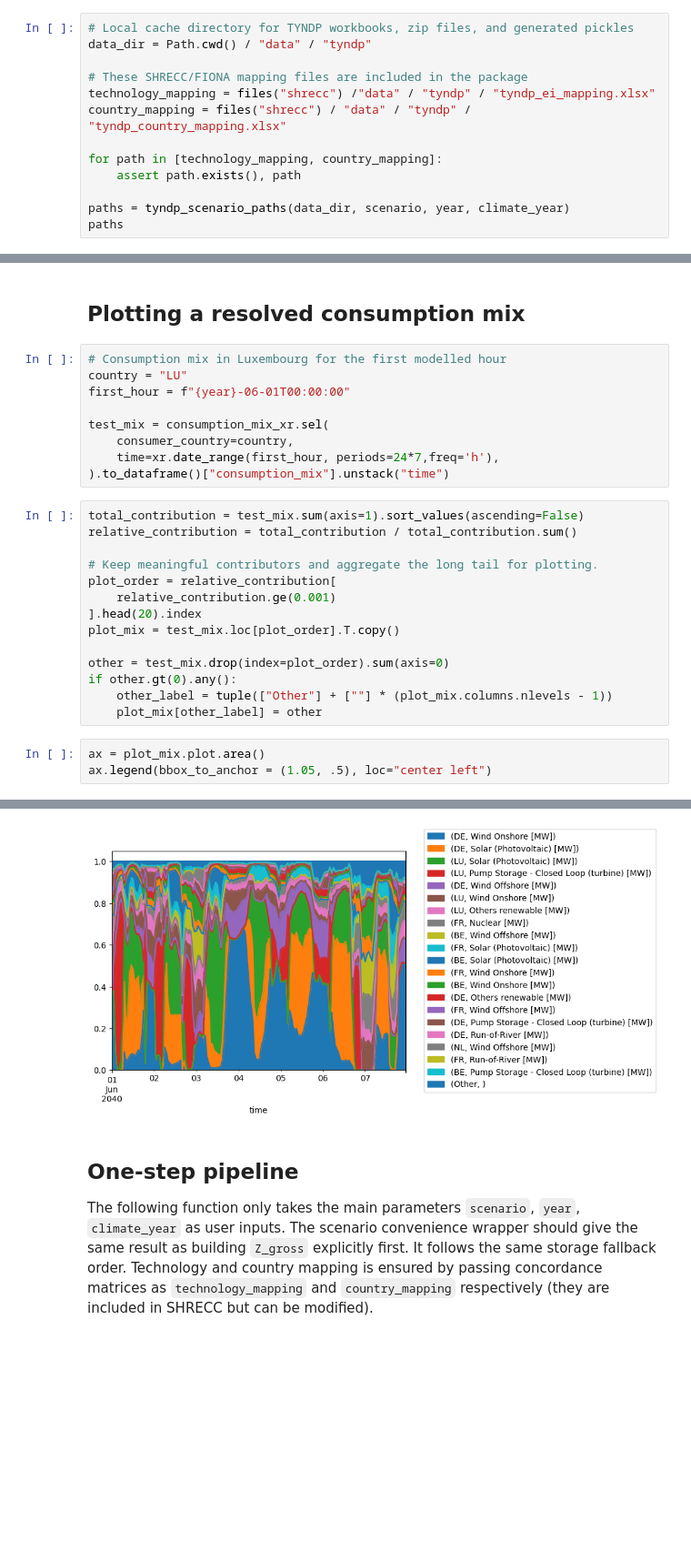
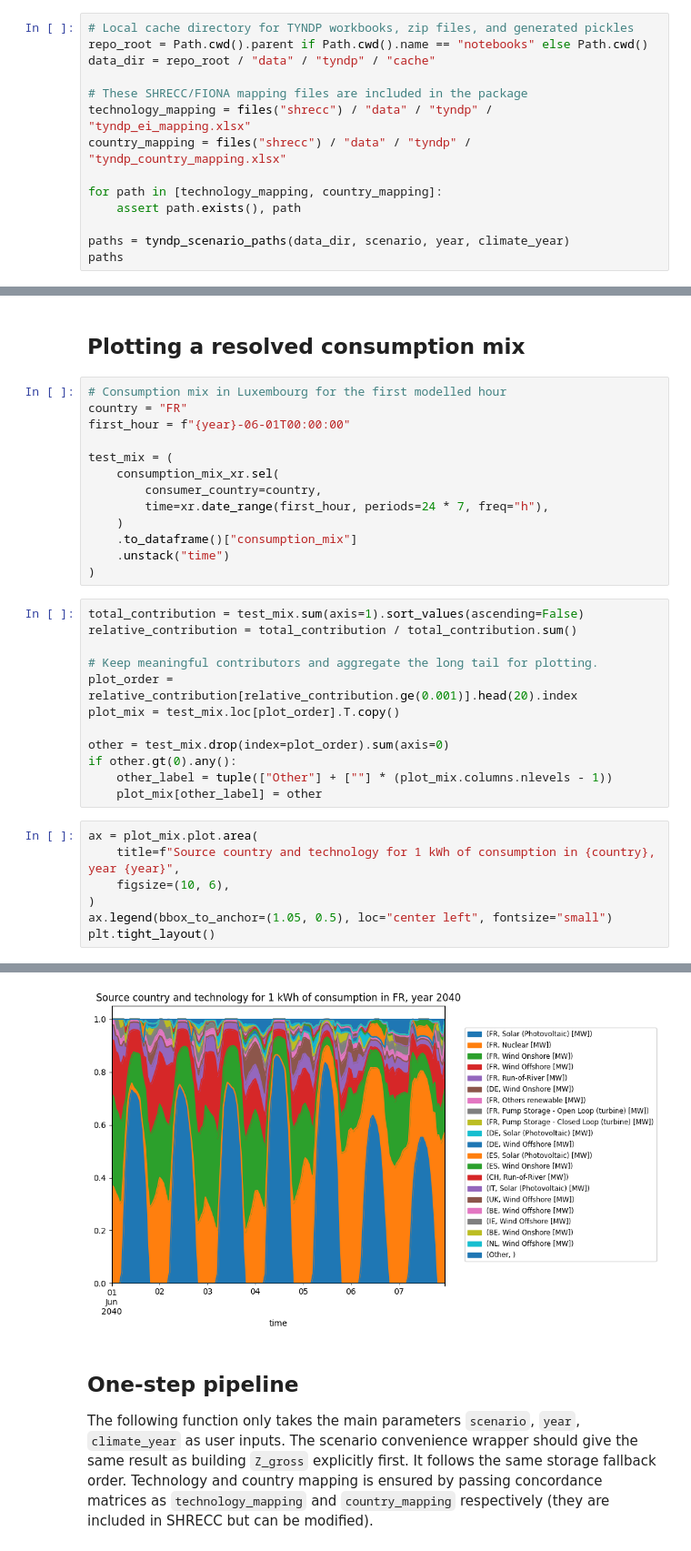
Before and after one commit to LIST-LUXEMBOURG/shrecc, a Jupyter notebook: notebooks/fiona_example.ipynb, the cells around one changed output, grey strips where cells are left out. Shown at 91% size. Cells and saved outputs as stored; diff of their text form; blank space fills up the shorter version.

Commit message:
repo reorganization

```diff
--- a/notebooks/fiona_example.ipynb
+++ b/notebooks/fiona_example.ipynb
@@ -33,10 +41,11 @@ climate_year = 2009  # 1995, 2008, 2009
 ## Configure storage and mappings
 # %%
 # Local cache directory for TYNDP workbooks, zip files, and generated pickles
-data_dir = Path.cwd() / "data" / "tyndp"
+repo_root = Path.cwd().parent if Path.cwd().name == "notebooks" else Path.cwd()
+data_dir = repo_root / "data" / "tyndp" / "cache"
 
 # These SHRECC/FIONA mapping files are included in the package
-technology_mapping = files("shrecc") /"data" / "tyndp" / "tyndp_ei_mapping.xlsx"
+technology_mapping = files("shrecc") / "data" / "tyndp" / "tyndp_ei_mapping.xlsx"
 country_mapping = files("shrecc") / "data" / "tyndp" / "tyndp_country_mapping.xlsx"
 
 for path in [technology_mapping, country_mapping]:
@@ -162,21 +174,23 @@ All conservation checks passed.
 ## Plotting a resolved consumption mix
 # %%
 # Consumption mix in Luxembourg for the first modelled hour
-country = "LU"
+country = "FR"
 first_hour = f"{year}-06-01T00:00:00"
 
-test_mix = consumption_mix_xr.sel(
-    consumer_country=country,
-    time=xr.date_range(first_hour, periods=24*7,freq='h'),
-).to_dataframe()["consumption_mix"].unstack("time")
+test_mix = (
+    consumption_mix_xr.sel(
+        consumer_country=country,
+        time=xr.date_range(first_hour, periods=24 * 7, freq="h"),
+    )
+    .to_dataframe()["consumption_mix"]
+    .unstack("time")
+)
 # %%
 total_contribution = test_mix.sum(axis=1).sort_values(ascending=False)
 relative_contribution = total_contribution / total_contribution.sum()
 
 # Keep meaningful contributors and aggregate the long tail for plotting.
-plot_order = relative_contribution[
-    relative_contribution.ge(0.001)
-].head(20).index
+plot_order = relative_contribution[relative_contribution.ge(0.001)].head(20).index
 plot_mix = test_mix.loc[plot_order].T.copy()
 
 other = test_mix.drop(index=plot_order).sum(axis=0)
@@ -184,6 +198,10 @@ if other.gt(0).any():
     other_label = tuple(["Other"] + [""] * (plot_mix.columns.nlevels - 1))
     plot_mix[other_label] = other
 # %%
-ax = plot_mix.plot.area()
-ax.legend(bbox_to_anchor = (1.05, .5), loc="center left")
+ax = plot_mix.plot.area(
+    title=f"Source country and technology for 1 kWh of consumption in {country}, year {year}",
+    figsize=(10, 6),
+)
+ax.legend(bbox_to_anchor=(1.05, 0.5), loc="center left", fontsize="small")
+plt.tight_layout()
 # %% [output]
@@ -191,4 +208,4 @@ ax.legend(bbox_to_anchor = (1.05, .5), loc="center left")
-[figure, old version]
+[figure, new version]
 # %% [markdown]
 ## One-step pipeline
 
```
Also changed, not shown: parts of 15 cells of this notebook, 6 other files.
